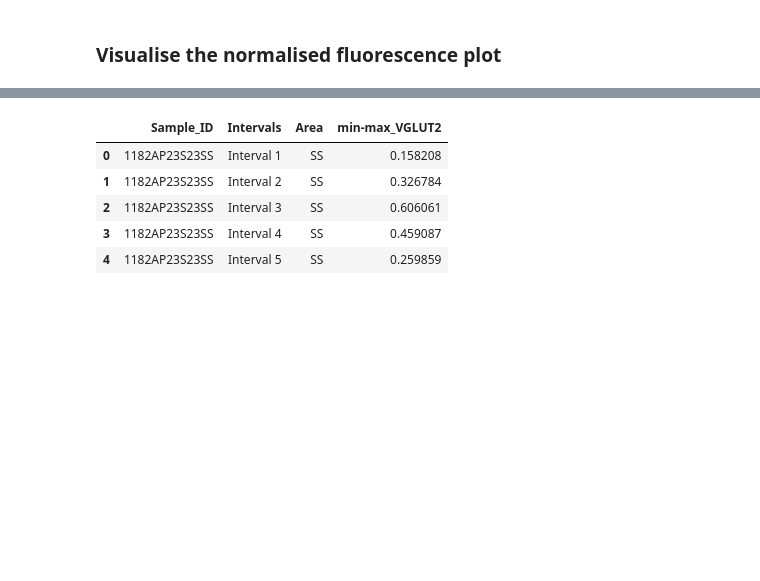
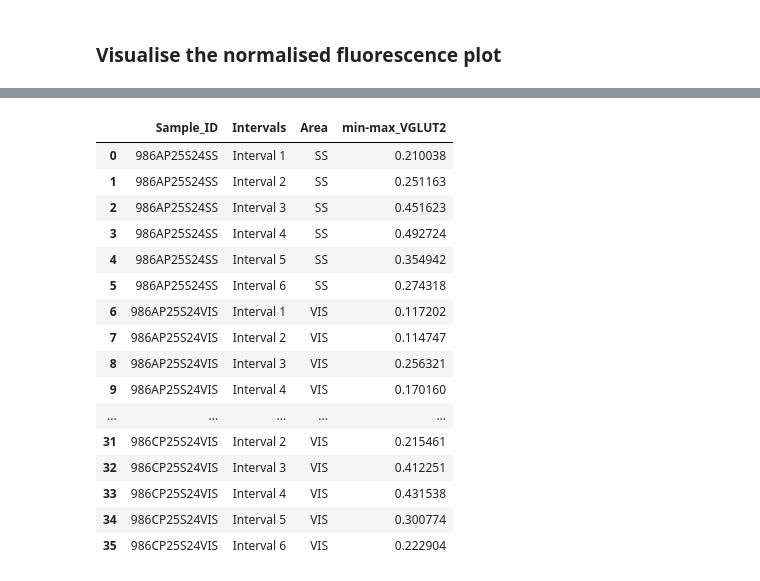
Before and after one commit to Fenlon-Suarez-Lab/histology-analyses, a Jupyter notebook: Suarez-VGLUT2-2023/VGLUT2-analysis-notebook.ipynb, the cells around one changed output, grey strips where cells are left out. Cells and saved outputs as stored; diff of their text form; code cells hidden in the pictures; blank space fills up the shorter version.

```diff
--- a/Suarez-VGLUT2-2023/VGLUT2-analysis-notebook.ipynb
+++ b/Suarez-VGLUT2-2023/VGLUT2-analysis-notebook.ipynb
@@ -163,8 +200,8 @@ def get_intervals(data, markers):
 ### Select stage and region for layer marker calibration
 # %%
 # Layer positions are examined stage-by-stage.
-layer_markers = pd.read_excel("./endogenous_VGLUT2_datasheet.xlsx",sheet_name=1) # reloads the sheet (not super necessary), selects the 2nd tab.
-stage = 24.0 # identifies the stage of interest
+layer_markers = pd.read_excel("./PNAS_VGluT2_Final.xlsx",sheet_name=0) # reloads the sheet (not super necessary), selects the 2nd tab.
+stage = 23.0 # identifies the stage of interest
 subset_layer_markers = layer_markers[layer_markers['STAGE']==stage] # subset the layer markers to the stage of interest.
 subset_layer_markers.head() # check that it worked.
 # %% [output]
@@ -204,7 +236,7 @@ The mean layer markers for stage 24.0 are: [0.0, 0.077, 0.204, 0.511, 0.564, 0.7
 ### Load in raw data sheets
 # %%
 # load in all grey values
-grey_values = pd.read_excel("./endogenous_VGLUT2_datasheet.xlsx",sheet_name=2)
+grey_values = pd.read_excel("./PNAS_VGluT2_Final.xlsx",sheet_name=1)
 grey_values.head()
 # %% [output]
 |  | ID | AGE_PN | STAGE | AREA | SIDE | UNIQUE_ID | SAMPLE_ID | Distance_microns | VGLUT2 | SATB2 | ... |
@@ -218,7 +250,7 @@ grey_values.head()
 # %%
 # Select stage of interest for interpolation.
 # Make sure that the stage matches the stage of the layer markers.
-df_interpolation = grey_values[(grey_values['STAGE']==24.0)&(grey_values['Experimenter']=='TB')] # the excel file is a bit messy, with some of my sections along with Toby's, hence keep the first 4 stages to Toby's data.
+df_interpolation = grey_values[grey_values['STAGE']==23.0] # the excel file is a bit messy, with some of my sections along with Toby's, hence keep the first 4 stages to Toby's data.
 df_interpolation
 # %% [output]
 |  | ID | AGE_PN | STAGE | AREA | SIDE | UNIQUE_ID | SAMPLE_ID | Distance_microns | VGLUT2 | SATB2 | ... |
@@ -378,10 +398,21 @@ mean_normed_markers
 # %%
-result_middle_20 = new_interpolated_df.groupby(['Sample_ID','Intervals','Area'])['min-max_VGLUT2'].apply(mean_of_middle_20_percent).reset_index()
-result_middle_20.head()
+result_middle_40 = new_interpolated_df.groupby(['Sample_ID','Intervals','Area'])['min-max_VGLUT2'].apply(mean_of_middle_n_percent, 20).reset_index()
+result_middle_40
 # %% [output]
 |  | Sample_ID | Intervals | Area | min-max_VGLUT2 |
-| 0 | 1182AP23S23SS | Interval 1 | SS | 0.158208 |
-| 1 | 1182AP23S23SS | Interval 2 | SS | 0.326784 |
-| 2 | 1182AP23S23SS | Interval 3 | SS | 0.606061 |
-| 3 | 1182AP23S23SS | Interval 4 | SS | 0.459087 |
-| 4 | 1182AP23S23SS | Interval 5 | SS | 0.259859 |
+| 0 | 986AP25S24SS | Interval 1 | SS | 0.210038 |
+| 1 | 986AP25S24SS | Interval 2 | SS | 0.251163 |
+| 2 | 986AP25S24SS | Interval 3 | SS | 0.451623 |
+| 3 | 986AP25S24SS | Interval 4 | SS | 0.492724 |
+| 4 | 986AP25S24SS | Interval 5 | SS | 0.354942 |
+| 5 | 986AP25S24SS | Interval 6 | SS | 0.274318 |
+| 6 | 986AP25S24VIS | Interval 1 | VIS | 0.117202 |
+| 7 | 986AP25S24VIS | Interval 2 | VIS | 0.114747 |
+| 8 | 986AP25S24VIS | Interval 3 | VIS | 0.256321 |
+| 9 | 986AP25S24VIS | Interval 4 | VIS | 0.170160 |
+| ... | ... | ... | ... | ... |
+| 31 | 986CP25S24VIS | Interval 2 | VIS | 0.215461 |
+| 32 | 986CP25S24VIS | Interval 3 | VIS | 0.412251 |
+| 33 | 986CP25S24VIS | Interval 4 | VIS | 0.431538 |
+| 34 | 986CP25S24VIS | Interval 5 | VIS | 0.300774 |
+| 35 | 986CP25S24VIS | Interval 6 | VIS | 0.222904 |
```
Also changed, not shown: parts of 13 cells of this notebook, 9 other files.
